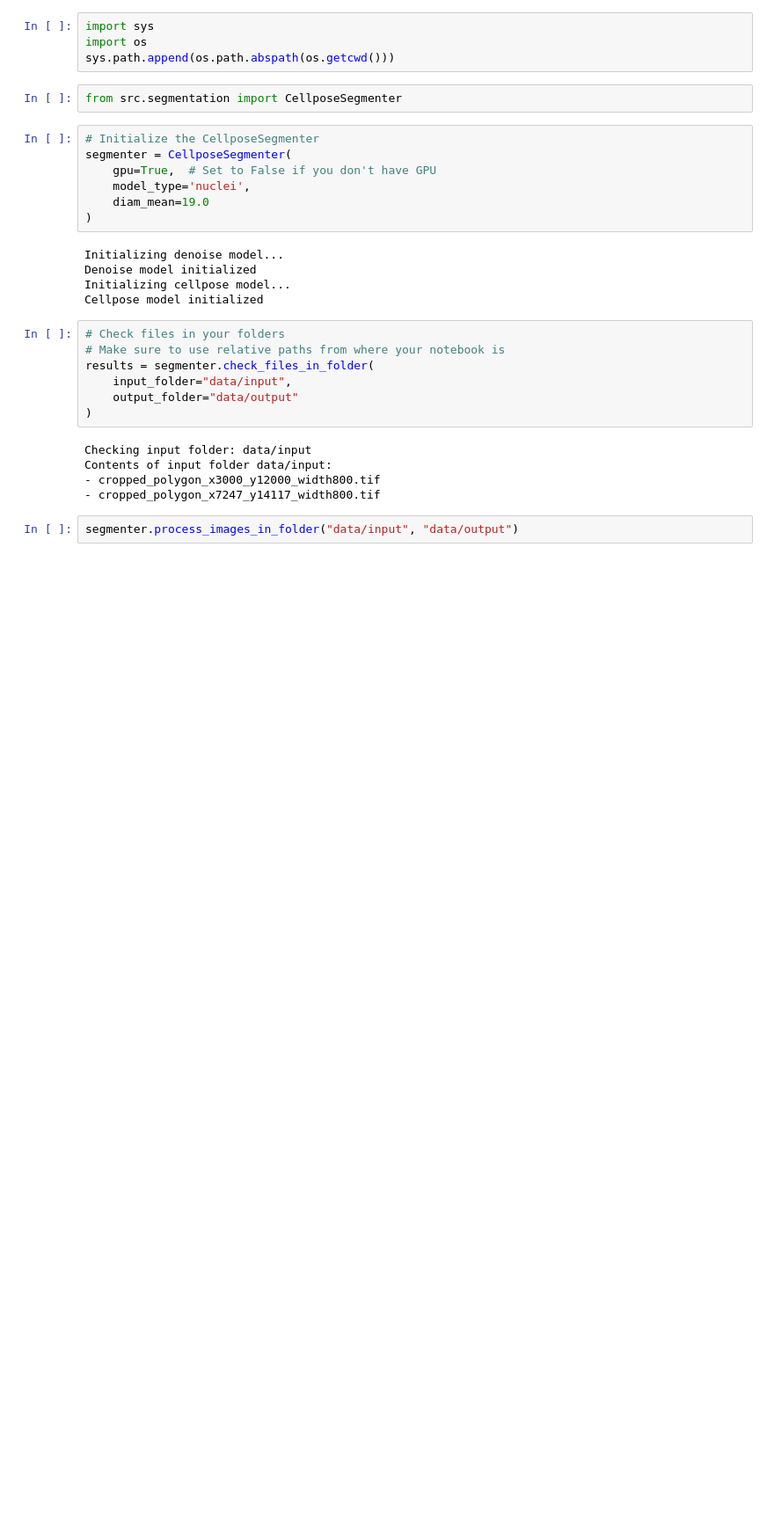
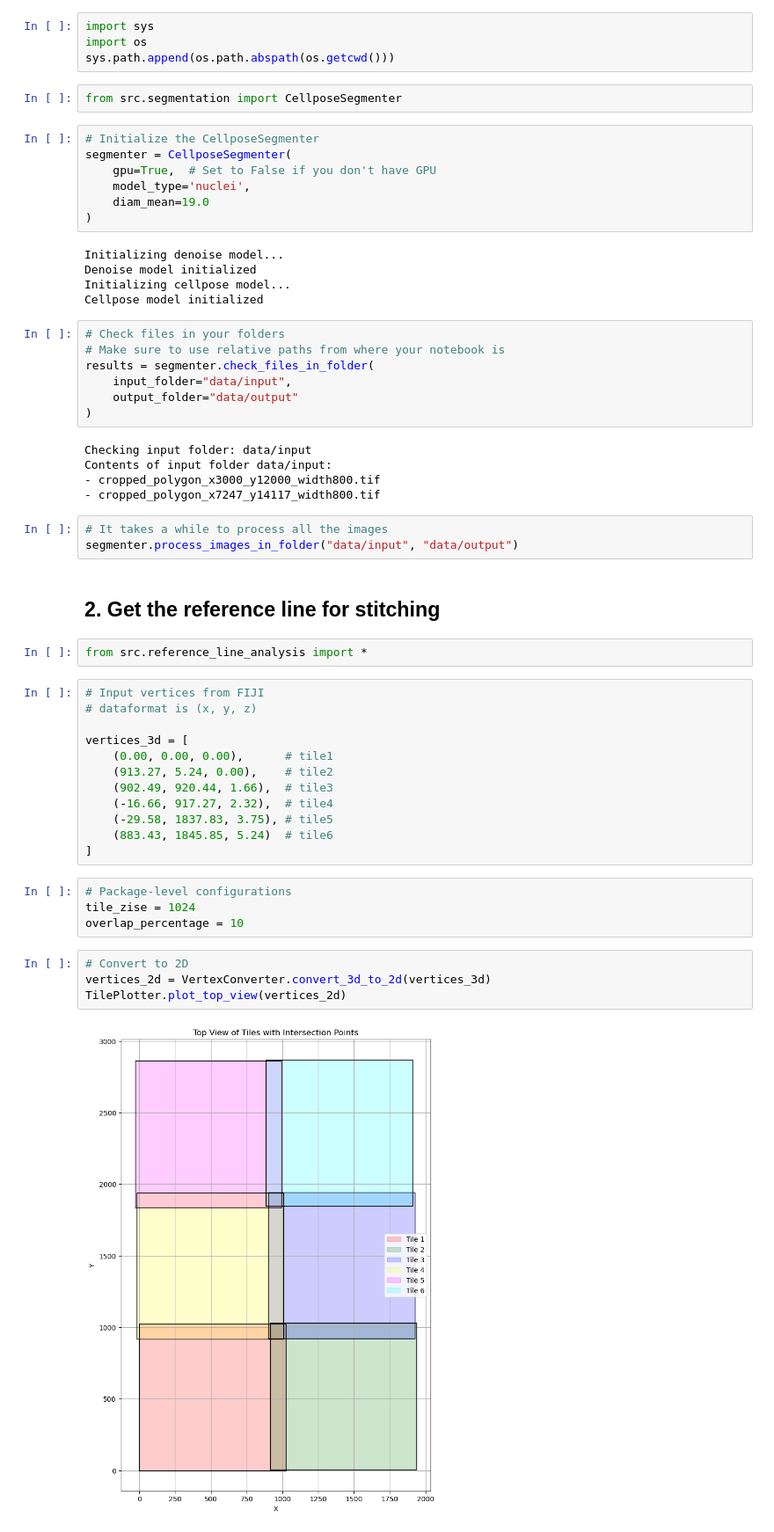
Before and after one commit to xiwang3236/Image_processing_tools, a Jupyter notebook: FISH_pipeline.ipynb, the cells around one changed output. Shown at 88% size. Saved outputs shown, nothing was run; the diff lists cells and outputs as text; blank space fills up the shorter version.

Commit message:
get reference line

```diff
--- a/FISH_pipeline.ipynb
+++ b/FISH_pipeline.ipynb
@@ -31,4 +33,31 @@ Contents of input folder data/input:
 - cropped_polygon_x3000_y12000_width800.tif
 - cropped_polygon_x7247_y14117_width800.tif
 # %%
+# It takes a while to process all the images
 segmenter.process_images_in_folder("data/input", "data/output")
+# %% [markdown]
+## 2. Get the reference line for stitching
+# %%
+from src.reference_line_analysis import *
+# %%
+# Input vertices from FIJI
+# dataformat is (x, y, z)
+
+vertices_3d = [
+    (0.00, 0.00, 0.00),      # tile1
+    (913.27, 5.24, 0.00),    # tile2
+    (902.49, 920.44, 1.66),  # tile3
+    (-16.66, 917.27, 2.32),  # tile4
+    (-29.58, 1837.83, 3.75), # tile5
+    (883.43, 1845.85, 5.24)  # tile6
+]
+# %%
+# Package-level configurations
+tile_zise = 1024
+overlap_percentage = 10
+# %%
+# Convert to 2D
+vertices_2d = VertexConverter.convert_3d_to_2d(vertices_3d)
+TilePlotter.plot_top_view(vertices_2d)
+# %% [output]
+[figure, added]
```
Also changed, not shown: parts of 5 cells of this notebook, 5 other files.
